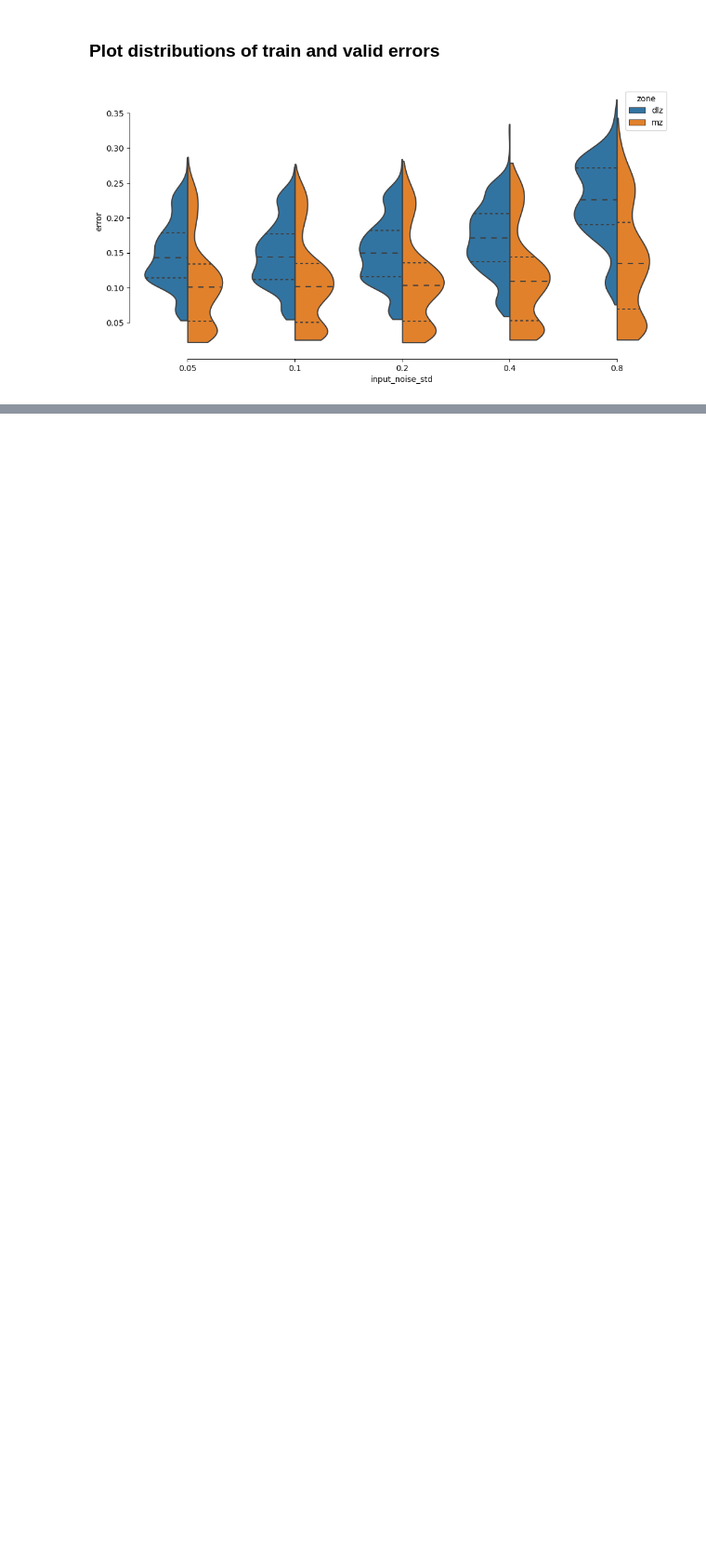
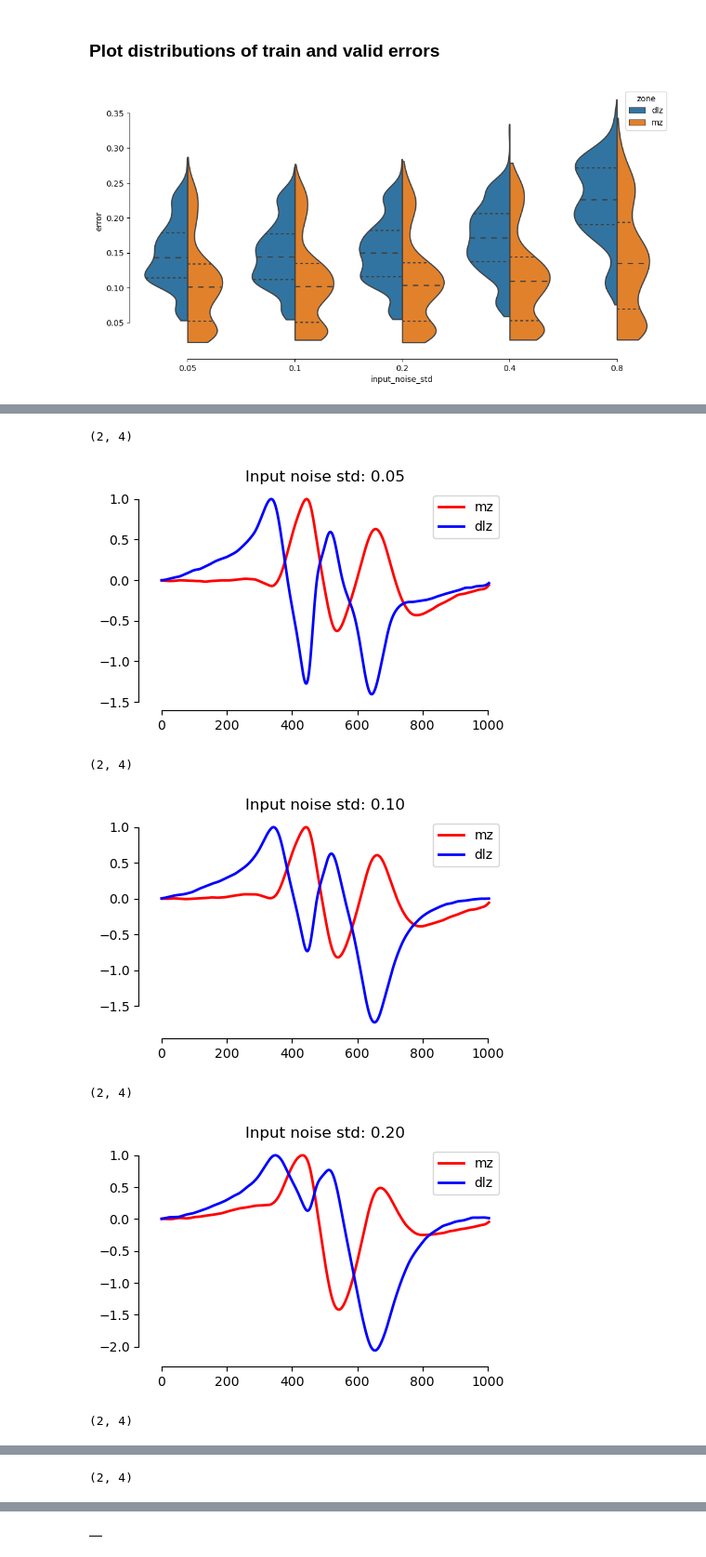
Before and after one commit to DenisTurcu/efish-receptors-model, a Jupyter notebook: filters-models/conv-mormyromast-models.ipynb, the cells around one changed output, grey strips where cells are left out. Shown: that part at 93% size. Saved outputs shown, nothing was run; the diff lists cells and outputs as text; code cells hidden in the pictures; blank space fills up the shorter version.

```diff
--- a/filters-models/conv-mormyromast-models.ipynb
+++ b/filters-models/conv-mormyromast-models.ipynb
@@ -88,0 +100,14 @@ filters_models.groupby("input_noise_std").apply(plot_coefficients)
+# %%
+def smooth_filters(dfgroup):
+    model_filter = np.vstack(dfgroup["model_filter"]).mean(0)
+
+    smoothing_filter_size = 51
+    smoothing_filter = np.exp(-((np.arange(smoothing_filter_size)-smoothing_filter_size/2) / (smoothing_filter_size/4))**2)
+    smoothing_filter = smoothing_filter / smoothing_filter.sum()
+    model_filter = np.convolve(model_filter, smoothing_filter, mode="same")
+
+    model_filter = model_filter / model_filter.max()
+
+    return model_filter
+
+smooth_filters = filters_models.groupby(["fish_id", "zone", "input_noise_std"]).apply(smooth_filters).reset_index(name="model_filter")
@@ -88,0 +118,28 @@ filters_models.groupby("input_noise_std").apply(plot_coefficients)
+# %%
+def plot_smooth_filters(dfgroup):
+    print(dfgroup.shape)
+    plt.figure(figsize=(5, 3))
+
+    filters = dfgroup[dfgroup["zone"] == "mz"]["model_filter"].iloc[0]
+    plt.plot(filters, color="red", lw=2, label="mz")
+
+    filters = dfgroup[dfgroup["zone"] == "dlz"]["model_filter"].iloc[0]
+    plt.plot(filters, color="blue", lw=2, label="dlz")
+
+    sns.despine(offset=5, trim=True)
+    plt.title(f"Input noise std: {dfgroup['input_noise_std'].iloc[0]:.2f}")
+    plt.legend()
+    plt.show()
+    plt.close()
+    pass
+
+
+smooth_filters[smooth_filters["fish_id"] == "fish"].groupby("input_noise_std").apply(plot_smooth_filters)
+# %% [output]
+(2, 4)
+[figure, added]
+(2, 4)
+[figure, added]
+(2, 4)
+[figure, added]
+(2, 4)
@@ -88,0 +147 @@ filters_models.groupby("input_noise_std").apply(plot_coefficients)
+(2, 4)
@@ -88,0 +149 @@ filters_models.groupby("input_noise_std").apply(plot_coefficients)
+|  |
```
Also changed, not shown: parts of 10 cells of this notebook, 1 other file.
